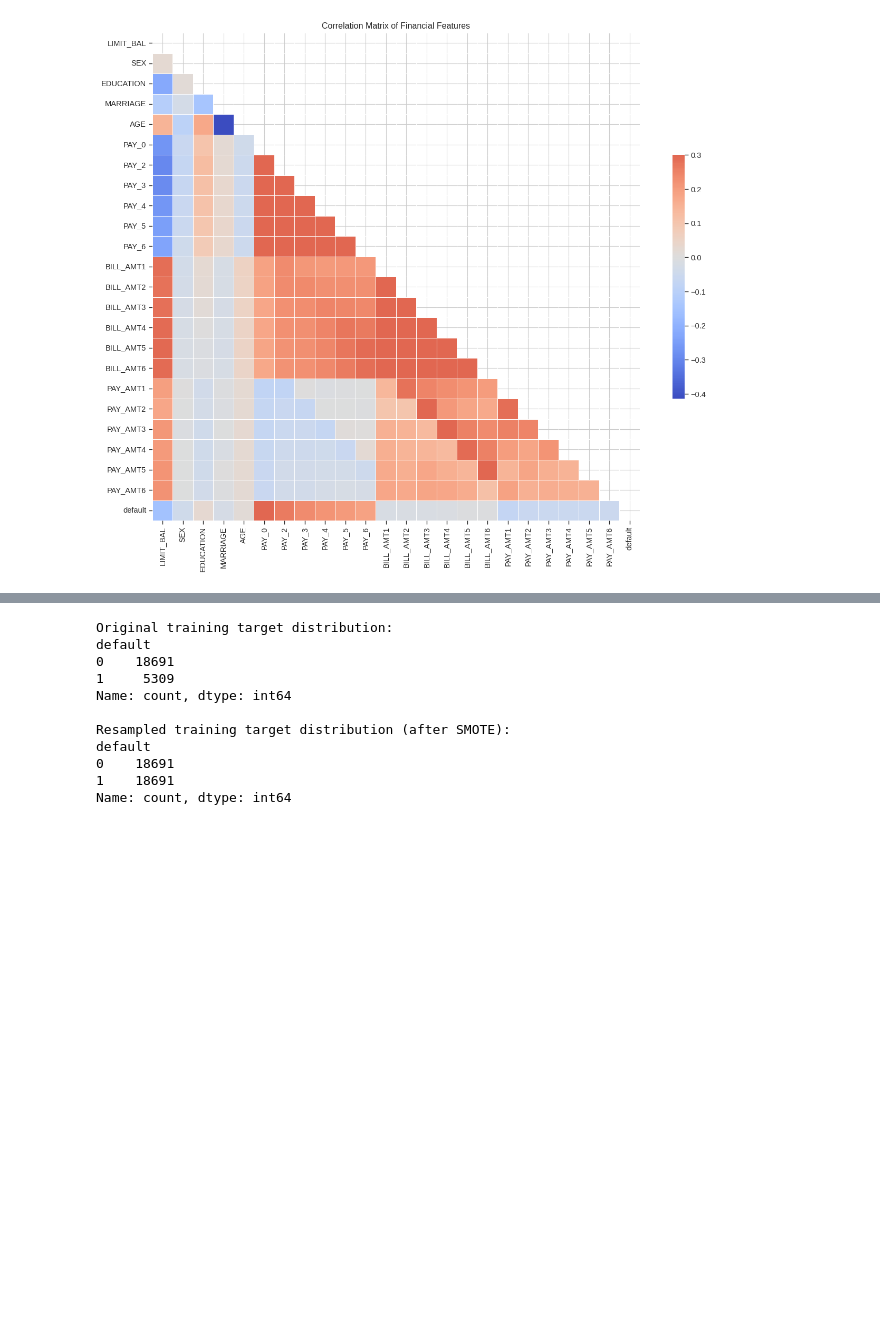
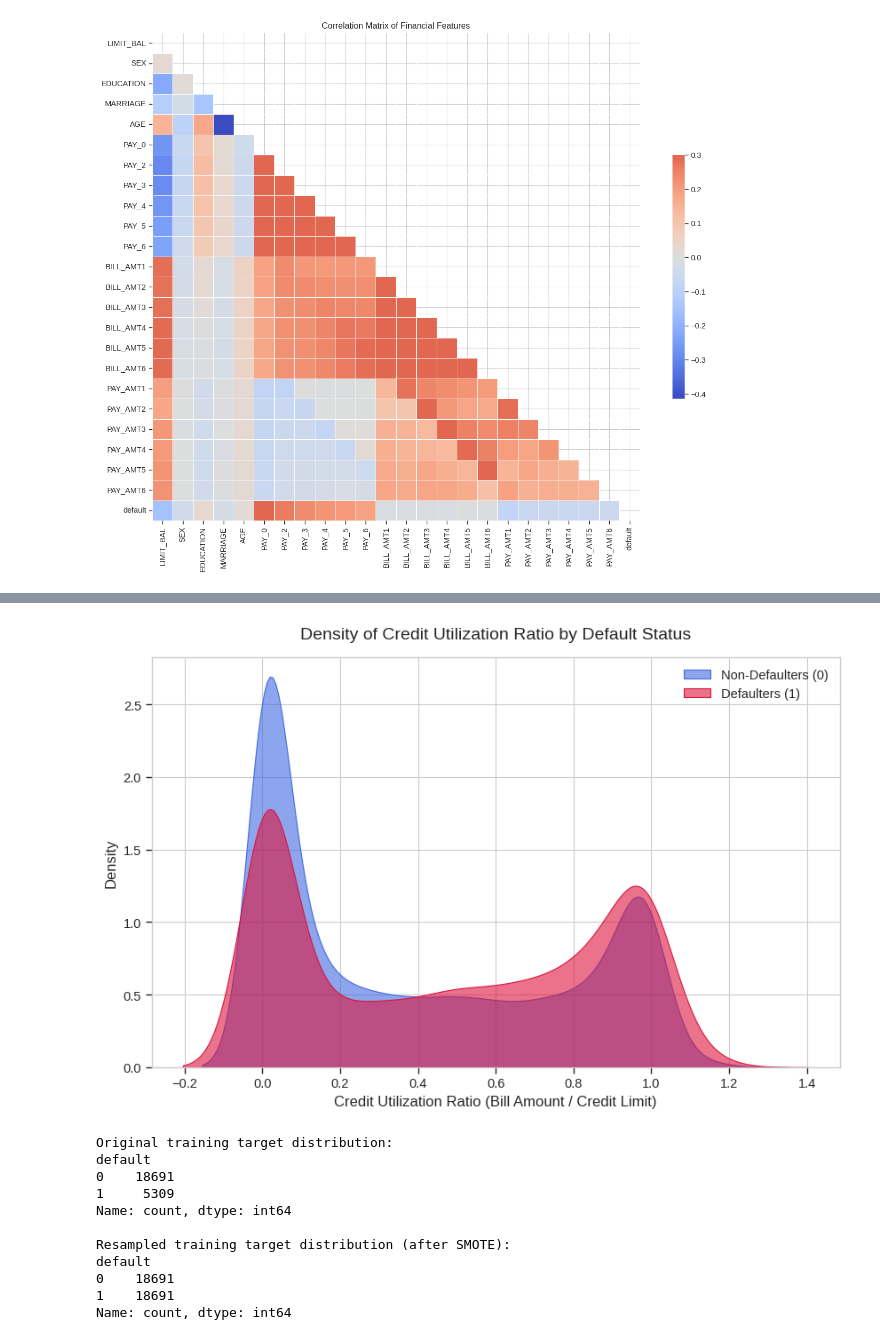
Before and after one commit to Annet-Maria/Credit-Card-Default-Prediction, a Jupyter notebook: UCI_Credit_card.ipynb, the cells around one changed output, grey strips where cells are left out. Cells and saved outputs as stored; diff of their text form; code cells hidden in the pictures; blank space fills up the shorter version.

Commit message:
Added the "Credit Utilization Ratio" Density Plot

```diff
--- a/UCI_Credit_card.ipynb
+++ b/UCI_Credit_card.ipynb
@@ -254,3 +257,29 @@ plt.show()
+# %%
+import matplotlib.pyplot as plt
+import seaborn as sns
+
+# 1. Feature Engineering: Calculate Credit Utilization Ratio for the most recent month
+# We use a small number (1e-6) in the denominator to avoid dividing by zero just in case!
+df['UTILIZATION_RATIO'] = df['BILL_AMT1'] / (df['LIMIT_BAL'] + 1e-6)
+
+# 2. Filter out extreme outliers for a cleaner plot (some people overpay, some have weird data)
+clean_util = df[(df['UTILIZATION_RATIO'] >= 0) & (df['UTILIZATION_RATIO'] <= 1.2)]
+
+# 3. Create the overlapping Density Plot
+plt.figure(figsize=(10, 6))
+
+sns.kdeplot(data=clean_util[clean_util['default'] == 0]['UTILIZATION_RATIO'],
+            label='Non-Defaulters (0)', shade=True, color='royalblue', alpha=0.6)
+sns.kdeplot(data=clean_util[clean_util['default'] == 1]['UTILIZATION_RATIO'],
+            label='Defaulters (1)', shade=True, color='crimson', alpha=0.6)
+
+plt.title('Density of Credit Utilization Ratio by Default Status', fontsize=14, pad=15)
+plt.xlabel('Credit Utilization Ratio (Bill Amount / Credit Limit)', fontsize=12)
+plt.ylabel('Density', fontsize=12)
+plt.legend()
+plt.show()
+# %% [output]
+[figure, added]
 # %%
 # Separate features (X) and target (y)
 X = df.drop('default', axis=1)
```
Also changed, not shown: parts of 1 cell of this notebook.
